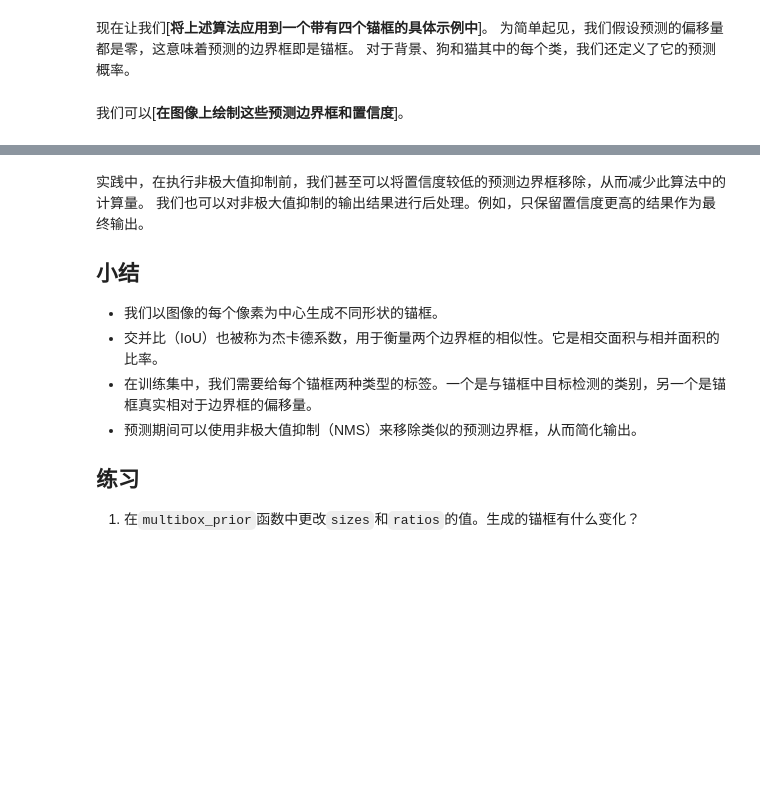
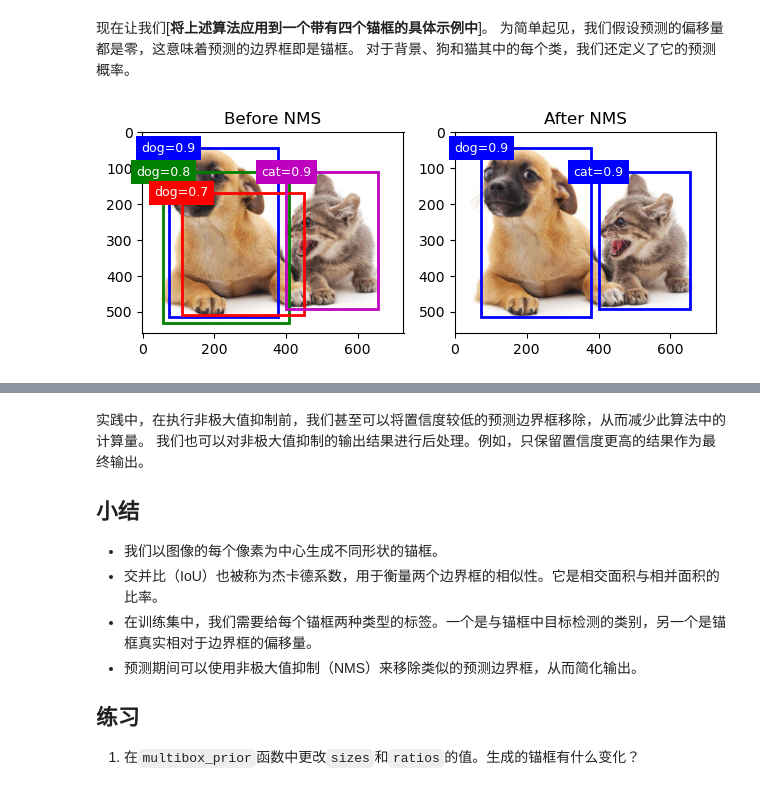
Before and after one commit to usstziyi/d2l-pytorch, a Jupyter notebook: chapter_computer-vision/anchor.ipynb, the cells around one changed output, grey strips where cells are left out. Cells and saved outputs as stored; diff of their text form; code cells hidden in the pictures; blank space fills up the shorter version.

Commit message:
multibox_detection

```diff
--- a/chapter_computer-vision/anchor.ipynb
+++ b/chapter_computer-vision/anchor.ipynb
@@ -878,10 +969,13 @@ def nms(boxes, scores, iou_threshold):
         if B.numel() == 1:
             break
 
+        max_index = i
+        rest_indices = B[1:]
+
         # 取出当前最高置信框
-        current_box = boxes[i, :].reshape(-1, 4)          # (1, 4)
+        current_box = boxes[max_index, :].reshape(-1, 4)          # (1, 4)
         # 取出剩余待比较框
-        rest_boxes = boxes[B[1:], :].reshape(-1, 4)       # (N-1, 4)
+        rest_boxes = boxes[rest_indices, :].reshape(-1, 4)       # (N-1, 4)
         # 计算两两 IoU(1,N-1)->(N-1,)
         # (0,1,2,3,4)
         # (0-1,0-2,0-3,0-4)
@@ -899,16 +1010,16 @@ def nms(boxes, scores, iou_threshold):
 这里的实现有点复杂，请不要担心。我们将在实现之后，马上用一个具体的例子来展示它是如何工作的。
 # %%
 #
-def multibox_detection(cls_probs,       # cls_probs(1, NCLS, NAC)
+def multibox_detection(pred_classes,       # cls_probs(1, NCLS, NAC)
                        offset_preds,    # offset_preds(1, NAC*4)
                        anchors,         # anchors(1, NAC, 4)
                        nms_threshold=0.5,      # 非极大值抑制的IoU阈值，高于此阈值的重复框会被抑制
                        pos_threshold=0.009999999):  # 正类置信度阈值，低于此值的预测会被视为背景
     """使用非极大值抑制来预测边界框"""
-    device, batch_size = cls_probs.device, cls_probs.shape[0]
+    device, batch_size = pred_classes.device, pred_classes.shape[0]
     # anchors(1, NAC, 4) -> anchors(NAC, 4)
     anchors = anchors.squeeze(0)
-    num_classes, num_anchors = cls_probs.shape[1], cls_probs.shape[2]
+    num_classes, num_anchors = pred_classes.shape[1], pred_classes.shape[2]
 
     out = []
     for i in range(batch_size):
@@ -916,7 +1027,7 @@ def multibox_detection(cls_probs,       # cls_probs(1, NCLS, NAC)
         # offset_preds[i](NAC*4)
         # reshape(-1, 4):(NAC, 4)
         # offset_pred(NAC, 4)
-        cls_prob, offset_pred = cls_probs[i], offset_preds[i].reshape(-1, 4)
+        cls_prob, offset_pred = pred_classes[i], offset_preds[i].reshape(-1, 4)
         # cls_prob[0] 通常表示背景类的概率
         # cls_prob[1:] 表示除了背景类之外的所有类别概率
         # torch.max 函数用于找出张量中的最大值:列
@@ -929,6 +1040,9 @@ def multibox_detection(cls_probs,       # cls_probs(1, NCLS, NAC)
         # predicted_bb(NAC, 4)
         predicted_bb = offset_inverse(anchors, offset_pred)
         # 非极大值抑制
+        # 混合类别的 NMS:先定类别，后做NMS,不会出现同一个预测框被分配为两个类别的情况
+        # 如果两个重叠很高的框，一个是“猫（0.9）”，一个是“狗（0.8）”。
+        # NMS 会保留分数高的“猫”，抑制掉“狗”。
         keep = nms(predicted_bb, conf, nms_threshold)
 
         # 找到所有的non_keep索引，并将类设置为背景
@@ -966,17 +1080,61 @@ def multibox_detection(cls_probs,       # cls_probs(1, NCLS, NAC)
 对于背景、狗和猫其中的每个类，我们还定义了它的预测概率。
 # %%
 # anchors(NAC, 4)
+# 生成锚框(手动)
 anchors = torch.tensor([[0.1, 0.08, 0.52, 0.92],
                         [0.08, 0.2, 0.56, 0.95],
                         [0.15, 0.3, 0.62, 0.91],
                         [0.55, 0.2, 0.9, 0.88]])
 
-# offset_preds(NAC*4)
-offset_preds = torch.tensor([0] * anchors.numel()) # numel() 是PyTorch张量的一个方法，返回张量中元素的总数
+# 预测偏移量(手动):这里都设为0，是为了简化问题
+offset_preds = torch.zeros((4, 4))
+
+# 预测出的边界框
+pred_bboxes = offset_inverse(anchors, offset_preds)
+
 
 # cls_probs(NCLS, NAC)
-cls_probs = torch.tensor([[0,   0,   0,   0],  # 背景的预测概率
+# 预测出的类别(手动)
+pred_classes = torch.tensor([[0,   0,   0,   0],  # 背景的预测概率
                           [0.9, 0.8, 0.7, 0.1],  # 狗的预测概率
                           [0.1, 0.2, 0.3, 0.9]])  # 猫的预测概率
+
+
+# 读取图像
+img = plt.imread('../img/catdog.jpg')
+fig,axes = plt.subplots(1,2)
+
+# 第一幅图:使用NMS之前
+axes[0].imshow(img)
+axes[0].set_title('Before NMS')
+h, w = img.shape[:2]
+box_scale = torch.tensor([w, h, w, h])
+
+show_boxes(axes[0], pred_bboxes * box_scale,['dog=0.9', 'dog=0.8', 'dog=0.7', 'cat=0.9'])
+
+# 第二幅图:使用NMS之后
+axes[1].imshow(img)
+axes[1].set_title('After NMS')
+
+# cls_probs.unsqueeze(dim=0)(1, NCLS, NAC)
+# offset_preds.unsqueeze(dim=0)(1, NAC*4)
+# anchors.unsqueeze(dim=0)(1, NAC, 4)
+# output(1, NAC, 6):(class_id, conf, predicted_bb)
+offset_preds = offset_preds.reshape(-1) # (NAC*4)
+output = multibox_detection(pred_classes.unsqueeze(dim=0),
+                            offset_preds.unsqueeze(dim=0),
+                            anchors.unsqueeze(dim=0),
+                            nms_threshold=0.5)
+# 从batch中提取第一个样本的输出
+output = output[0]
+
+for i in output.detach().numpy():
+    if i[0] == -1:
+        continue
+    label = ('dog=', 'cat=')[int(i[0])] + str(i[1])
+    show_boxes(axes[1], [torch.tensor(i[2:]) * box_scale], label)
+
+plt.tight_layout()
+plt.show()
+# %% [output]
+[figure, added]
-# %% [markdown]
-我们可以[**在图像上绘制这些预测边界框和置信度**]。
```
Also changed, not shown: parts of 13 cells of this notebook.
